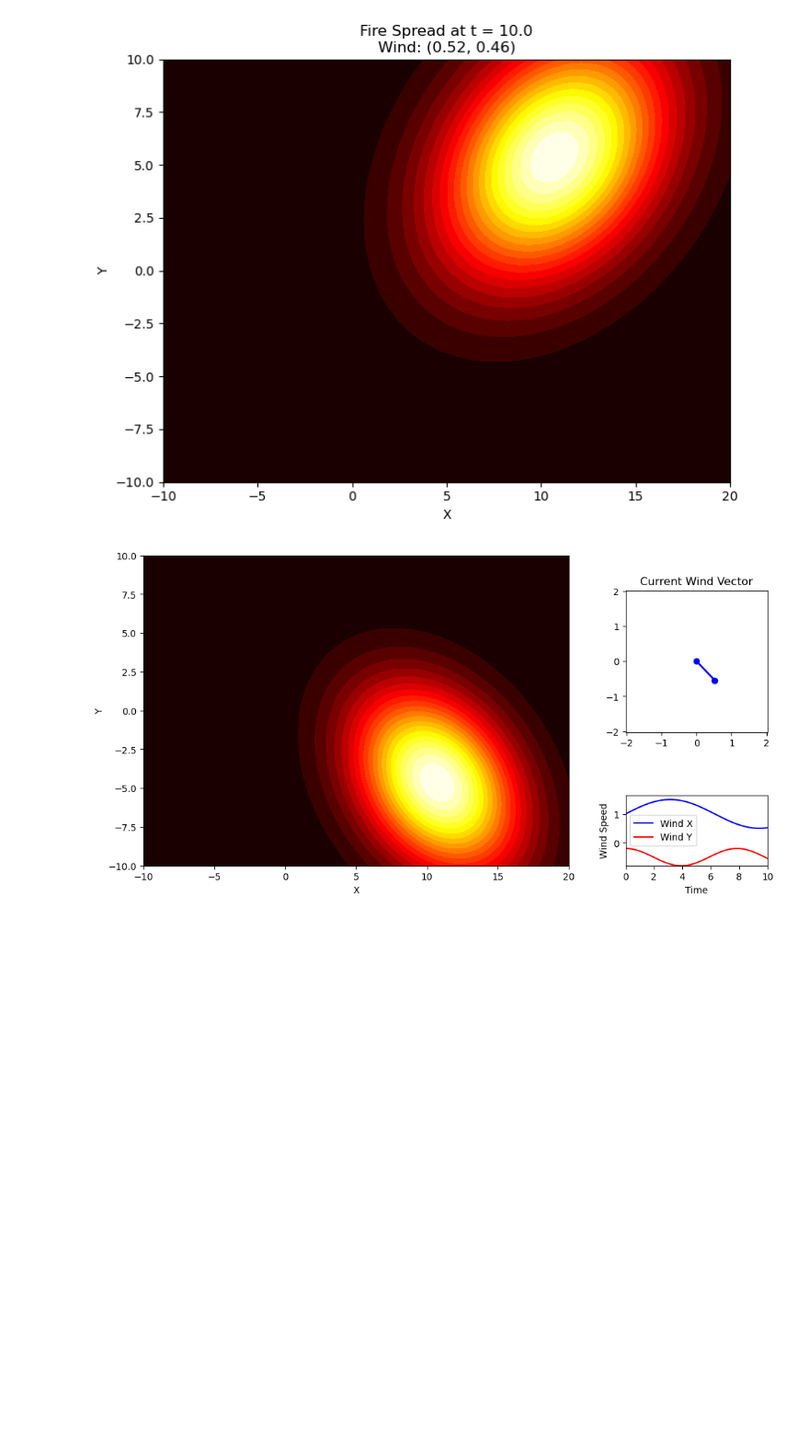
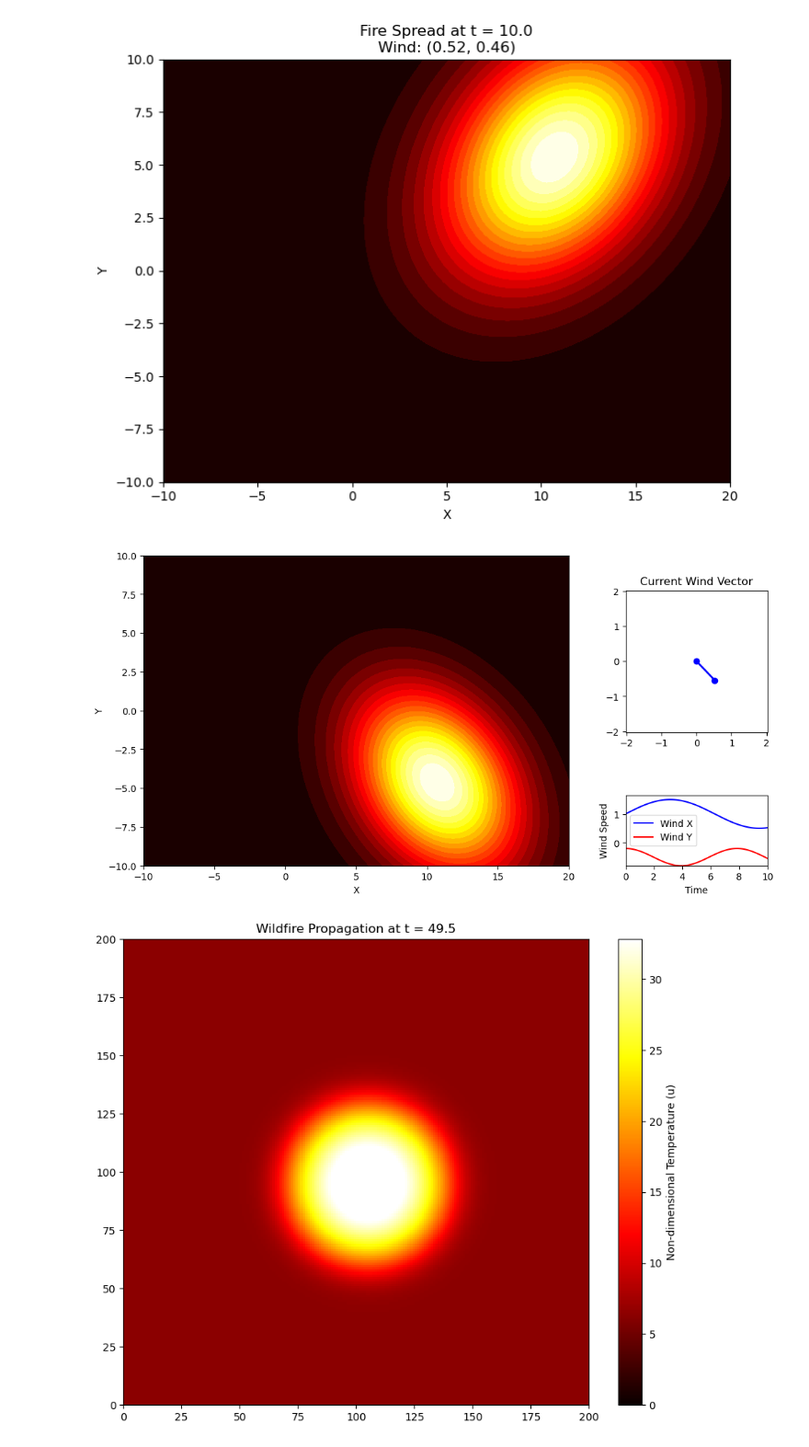
Before and after one commit to mwshumway/Wildfires, a Jupyter notebook: fire_modeling.ipynb, the cells around one changed output. Shown at 92% size. Saved outputs shown, nothing was run; the diff lists cells and outputs as text; code cells hidden in the pictures; blank space fills up the shorter version.

```diff
--- a/fire_modeling.ipynb
+++ b/fire_modeling.ipynb
@@ -325,3 +411,98 @@ ani.save('fire_spread_with_wind.gif', writer='pillow', fps=20)
 plt.show()
 # %% [output]
 [figure]
+# %%
+import numpy as np
+import matplotlib.pyplot as plt
+from matplotlib.animation import FuncAnimation
+from matplotlib import colors
+from tqdm import tqdm
+
+# Parameters
+L = 200.0
+M = 200
+dx = L / M
+epsilon = 0.03
+kappa = 0.1
+alpha = 1e-3
+q_react = 1.0
+u_pc = 0.0
+w0 = np.array([0.1, 0.1])
+dt = 0.1
+total_time = 50.0
+steps = int(total_time / dt)
+plot_interval = 5  # Update animation every 5 steps
+
+# Initialize grid
+x = np.linspace(dx/2, L - dx/2, M)
+y = np.linspace(dx/2, L - dx/2, M)
+X, Y = np.meshgrid(x, y)
+
+# Initial conditions
+u0 = 30.0 * np.exp(-((X - L/2)**2 + (Y - L/2)**2) / (10**2))
+v0 = np.where(u0 > 1e-3, 1.0, 0.2)
+
+# Preallocate storage for animation frames
+frames = []
+current_u = u0.copy()
+current_v = v0.copy()
+
+# Create figure and color normalization
+fig, ax = plt.subplots(figsize=(10, 8))
+norm = colors.Normalize(vmin=0, vmax=u0.max()*1.1)
+img = ax.imshow(current_u, cmap='hot', extent=[0, L, 0, L], norm=norm)
+plt.colorbar(img, label='Non-dimensional Temperature (u)')
+title = ax.set_title('Wildfire Propagation at t = 0.0')
+
+def K(u):
+    return kappa * (1 + epsilon * u)**3 + 1
+
+def reaction_step(u, v, dt_half):
+    zeta = np.where(u >= u_pc, 10.0, 1.0) * np.exp(u / (1 + epsilon * u))
+    v_new = v / (1 + dt_half * (epsilon / q_react) * zeta)
+    u_new = u + dt_half * zeta * v_new
+    return u_new, v_new
+
+def convection_diffusion_step(u, dt_step, w0):
+    # Simplified convection-diffusion (replace with proper WENO5/central differences)
+    u_padded = np.pad(u, 2, mode='edge')
+
+    # Simple upwind scheme for demonstration
+    flux_x = w0[0] * (u_padded[2:-2, 2:-2] - u_padded[2:-2, 1:-3]) / dx
+    flux_y = w0[1] * (u_padded[2:-2, 2:-2] - u_padded[1:-3, 2:-2]) / dx
+
+    # Simple diffusion
+    K_vals = K(u)
+    laplacian = (np.roll(K_vals*u, 1, axis=0) + np.roll(K_vals*u, -1, axis=0) +
+                np.roll(K_vals*u, 1, axis=1) + np.roll(K_vals*u, -1, axis=1) -
+                4*K_vals*u) / dx**2
+
+    return u + dt_step * (-flux_x - flux_y + 0.5*laplacian - alpha*u)
+
+# Main simulation with progress bar
+for step in tqdm(range(steps), desc='Simulating'):
+    # Strang splitting
+    current_u, current_v = reaction_step(current_u, current_v, dt/2)
+    current_u = convection_diffusion_step(current_u, dt, w0)
+    current_u, current_v = reaction_step(current_u, current_v, dt/2)
+
+    # Store frame at specified intervals
+    if step % plot_interval == 0:
+        frames.append((current_u.copy(), step*dt))
+
+# Animation function
+def update(frame):
+    u_data, time = frame
+    img.set_data(u_data)
+    title.set_text(f'Wildfire Propagation at t = {time:.1f}')
+    return img, title
+
+# Create animation
+ani = FuncAnimation(fig, update, frames=frames, interval=50, blit=True)
+
+# Uncomment to save as video (requires ffmpeg)
+ani.save('simplified_cdr.mp4', writer='ffmpeg', fps=15)
+
+plt.show()
+# %% [output]
+[figure, added]
```
Also changed, not shown: parts of 3 cells of this notebook, 7 other files.
